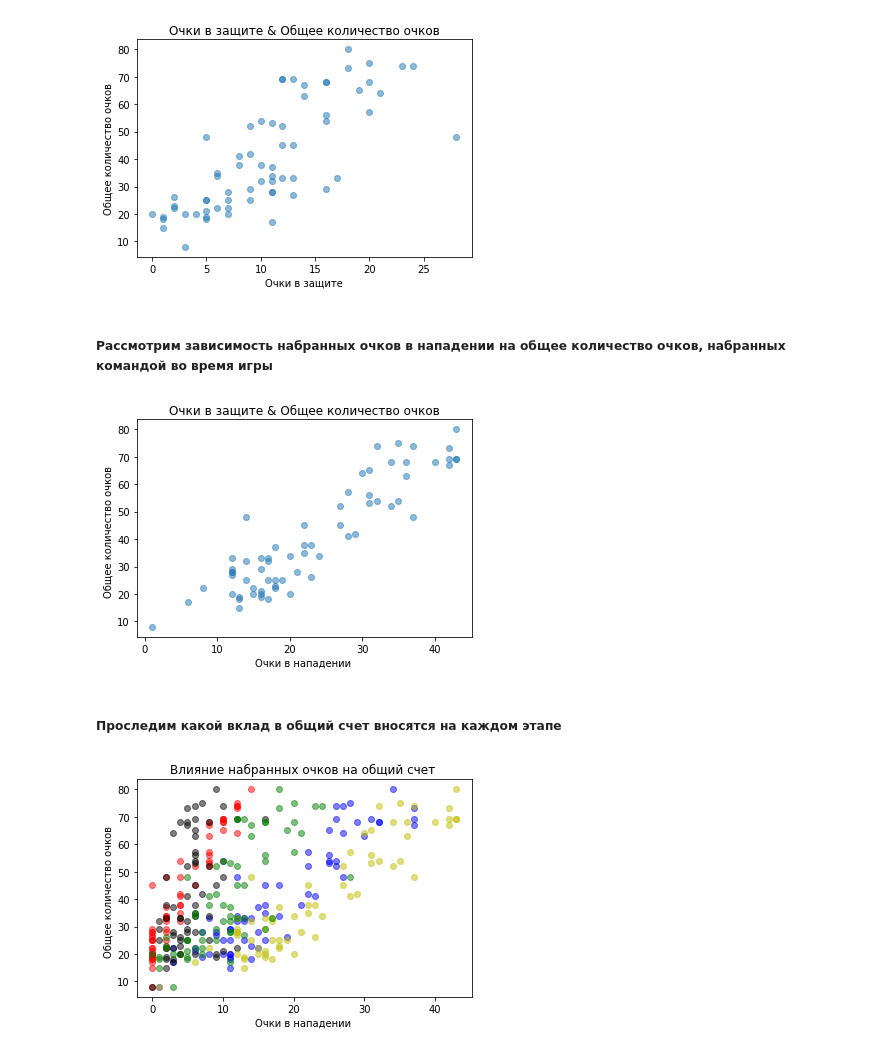
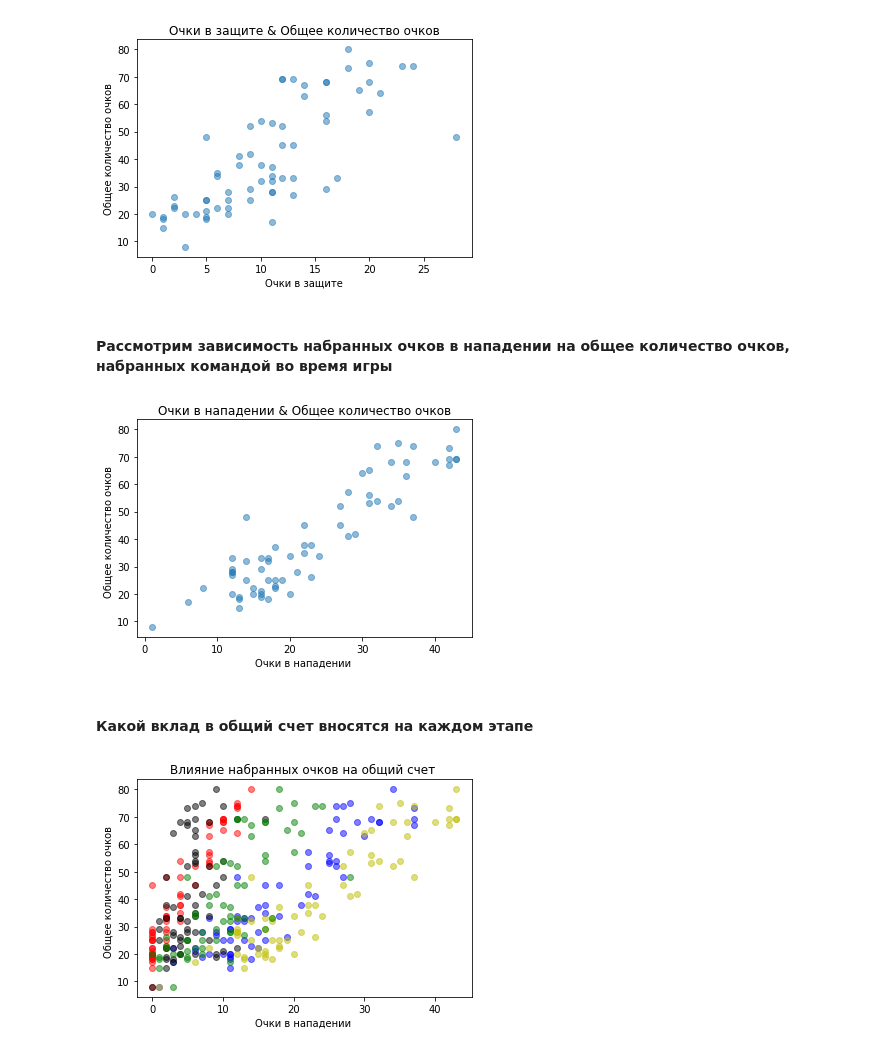
Before and after one commit to might52/ml, a Jupyter notebook: ml_lab1/ml_kabaddi.ipynb, the cells around one changed output. Saved outputs shown, nothing was run; the diff lists cells and outputs as text; code cells hidden in the pictures.

```diff
--- a/ml_lab1/ml_kabaddi.ipynb
+++ b/ml_lab1/ml_kabaddi.ipynb
@@ -336,17 +336,17 @@ pass
 # %% [output]
 [figure]
 # %% [markdown]
-##### Рассмотрим зависимость набранных очков в нападении на общее количество очков, набранных командой во время игры
+#### Рассмотрим зависимость набранных очков в нападении на общее количество очков, набранных командой во время игры
 # %%
 plt.plot(data['raidPntsRec'], data['totalPntsRec'], 'o', alpha = 0.5)
 plt.xlabel('Очки в нападении ')
 plt.ylabel('Общее количество очков  ')
-plt.title('Очки в защите & Общее количество очков')
+plt.title('Очки в нападении & Общее количество очков')
 pass
 # %% [output]
-[figure, old version]
+[figure, new version]
 # %% [markdown]
-##### Проследим какой вклад в общий счет вносятся на каждом этапе
+#### Какой вклад в общий счет вносятся на каждом этапе
 # %%
 plt.plot(data['alloutPntsRec'], data['totalPntsRec'], 'o', alpha = 0.5, color = 'r')
 plt.plot(data['touchPntsRec'], data['totalPntsRec'], 'o', alpha = 0.5, color = 'b')
```
Also changed, not shown: parts of 77 cells of this notebook.
